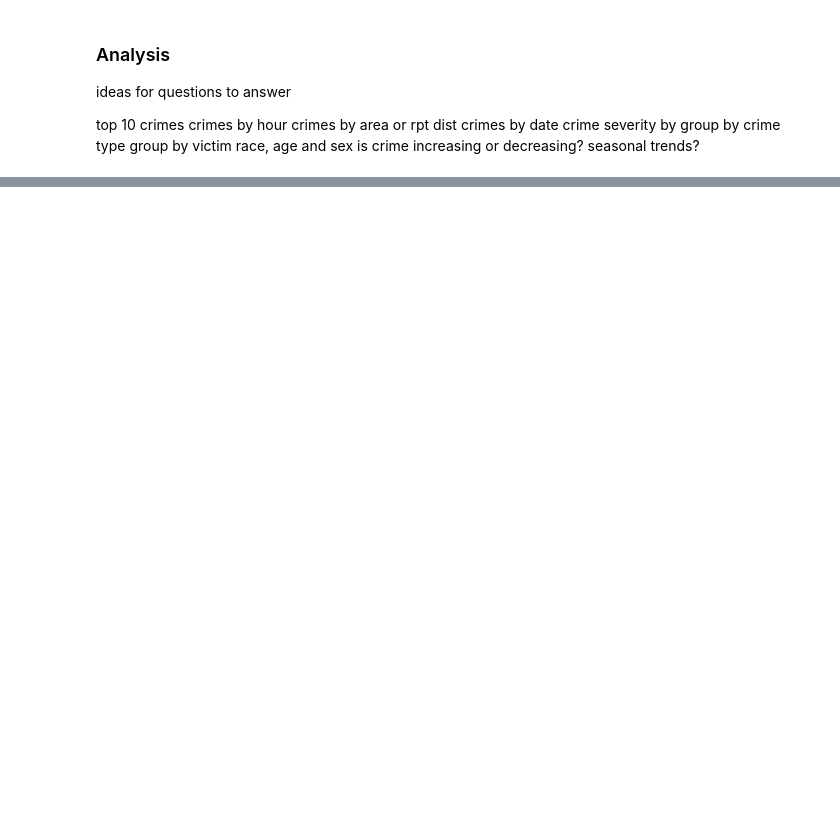
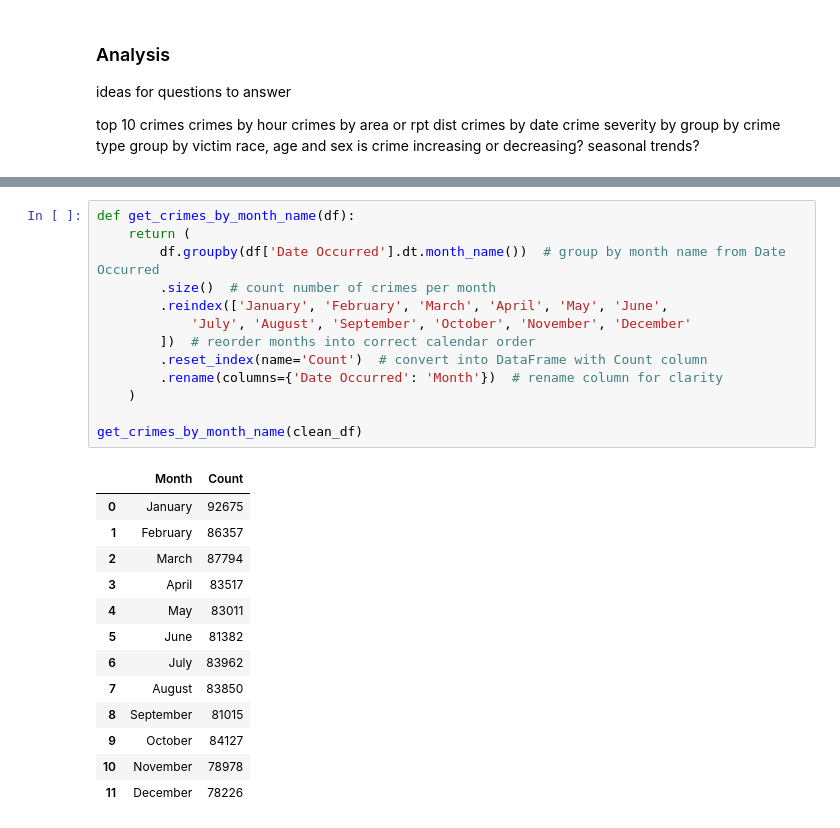
Before and after one commit to kamariban/data-analysis, a Jupyter notebook: crime.ipynb, the cells around one changed output, grey strips where cells are left out. Drawn from its saved outputs; the diff is of its cells as text; blank space fills up the shorter version.

```diff
--- a/crime.ipynb
+++ b/crime.ipynb
@@ -400,0 +500,27 @@ clean_df
+# %%
+def get_crimes_by_month_name(df):
+    return (
+        df.groupby(df['Date Occurred'].dt.month_name())  # group by month name from Date Occurred
+        .size()  # count number of crimes per month
+        .reindex(['January', 'February', 'March', 'April', 'May', 'June',
+            'July', 'August', 'September', 'October', 'November', 'December'
+        ])  # reorder months into correct calendar order
+        .reset_index(name='Count')  # convert into DataFrame with Count column
+        .rename(columns={'Date Occurred': 'Month'})  # rename column for clarity
+    )
+
+get_crimes_by_month_name(clean_df)
+# %% [output]
+|  | Month | Count |
+| 0 | January | 92675 |
+| 1 | February | 86357 |
+| 2 | March | 87794 |
+| 3 | April | 83517 |
+| 4 | May | 83011 |
+| 5 | June | 81382 |
+| 6 | July | 83962 |
+| 7 | August | 83850 |
+| 8 | September | 81015 |
+| 9 | October | 84127 |
+| 10 | November | 78978 |
+| 11 | December | 78226 |
```
Also changed, not shown: parts of 19 cells of this notebook.
